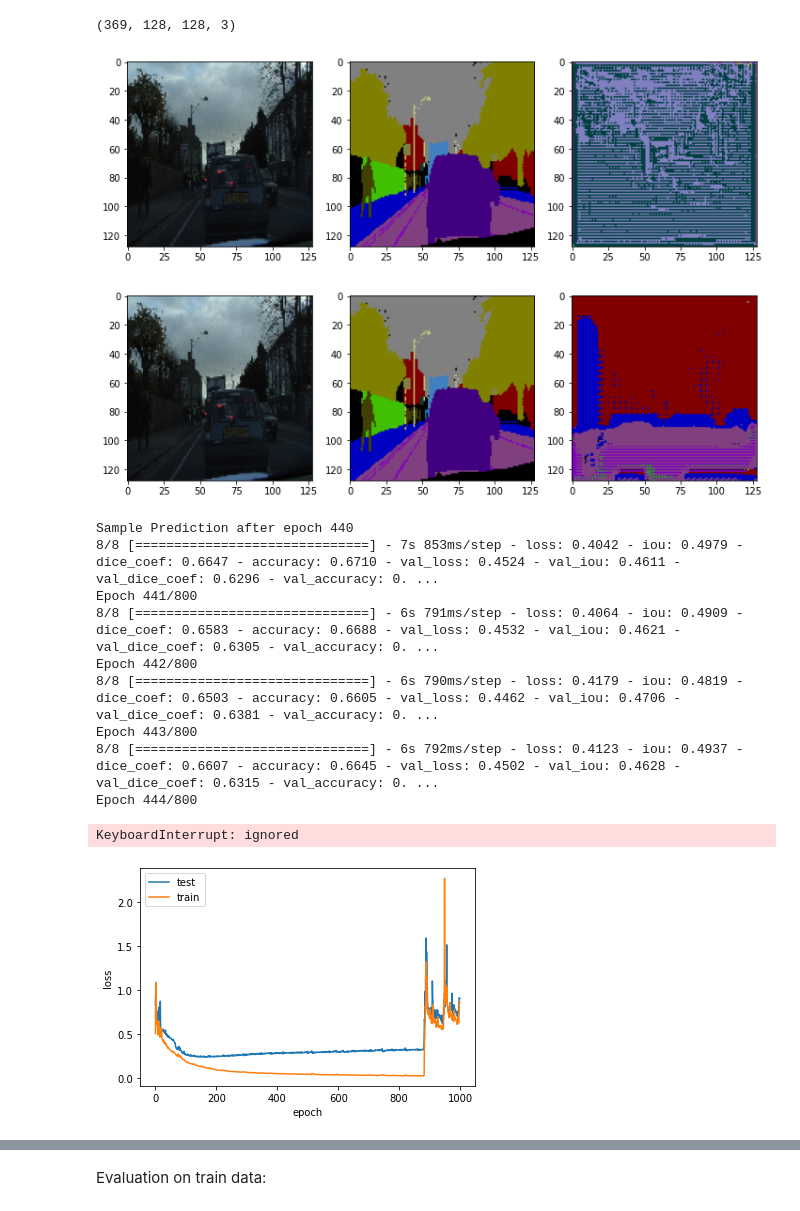
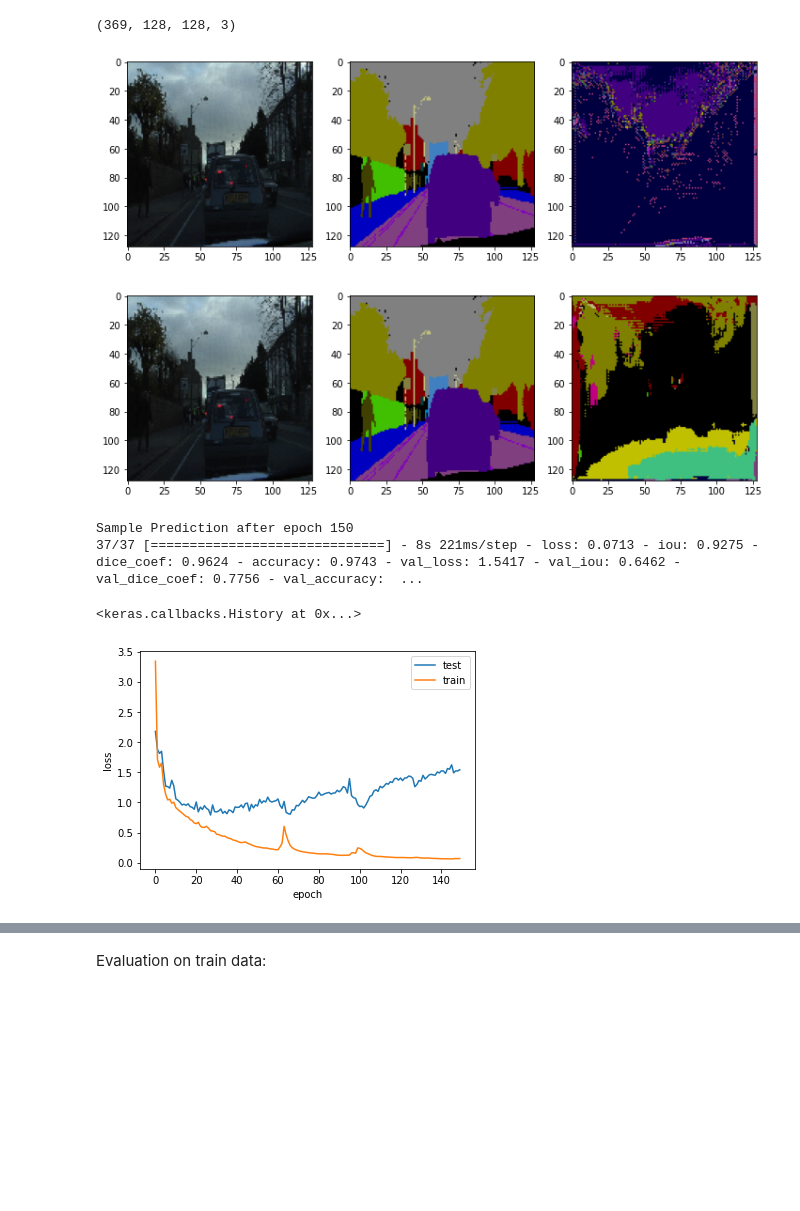
Before and after one commit to IsidoraSlavkovic/image-segmentation, a Jupyter notebook: CamVid.ipynb, the cells around one changed output, grey strips where cells are left out. Cells and saved outputs as stored; diff of their text form; code cells hidden in the pictures; blank space fills up the shorter version.

```diff
--- a/CamVid.ipynb
+++ b/CamVid.ipynb
@@ -270,7 +270,7 @@ def iou(y_true, y_pred):
 # %%
 model = unet.build_unet(32, (128, 128, 3))
 model.compile(optimizer='adam',
-              loss=bce_dice_loss,
+              loss='categorical_crossentropy',
               metrics=[iou, dice_coef, 'accuracy'])
 # %%
 # tf.keras.utils.plot_model(model, show_shapes=True)
@@ -313,25 +313,18 @@ X_train.shape
 # %%
 show_prediction(model, 0, dataset.train_images, dataset.train_masks, X_train)
 # %% [output]
-[figure, old version]
+[figure, new version]
 # %%
 model.fit(preprocess_input(X_train), y_train,
-        epochs=800,
-        batch_size=50,
+        epochs=150,
+        batch_size=10,
         validation_data=(preprocess_input(X_test), y_test),
         callbacks=[DisplayCallback(patience=5)])
 # %% [output]
-[figure, old version]
+[figure, new version]
-Sample Prediction after epoch 440
-8/8 [==============================] - 7s 853ms/step - loss: 0.4042 - iou: 0.4979 - dice_coef: 0.6647 - accuracy: 0.6710 - val_loss: 0.4524 - val_iou: 0.4611 - val_dice_coef: 0.6296 - val_accuracy: 0. ...
-Epoch 441/800
-8/8 [==============================] - 6s 791ms/step - loss: 0.4064 - iou: 0.4909 - dice_coef: 0.6583 - accuracy: 0.6688 - val_loss: 0.4532 - val_iou: 0.4621 - val_dice_coef: 0.6305 - val_accuracy: 0. ...
-Epoch 442/800
-8/8 [==============================] - 6s 790ms/step - loss: 0.4179 - iou: 0.4819 - dice_coef: 0.6503 - accuracy: 0.6605 - val_loss: 0.4462 - val_iou: 0.4706 - val_dice_coef: 0.6381 - val_accuracy: 0. ...
-Epoch 443/800
-8/8 [==============================] - 6s 792ms/step - loss: 0.4123 - iou: 0.4937 - dice_coef: 0.6607 - accuracy: 0.6645 - val_loss: 0.4502 - val_iou: 0.4628 - val_dice_coef: 0.6315 - val_accuracy: 0. ...
-Epoch 444/800
+Sample Prediction after epoch 150
+37/37 [==============================] - 8s 221ms/step - loss: 0.0713 - iou: 0.9275 - dice_coef: 0.9624 - accuracy: 0.9743 - val_loss: 1.5417 - val_iou: 0.6462 - val_dice_coef: 0.7756 - val_accuracy:  ...
-KeyboardInterrupt: ignored
+<keras.callbacks.History at 0x...>
 # %%
 plt.plot(model.history.history['val_loss'], label='test')
 plt.plot(model.history.history['loss'], label='train')
@@ -340,7 +333,7 @@ plt.xlabel('epoch')
 plt.ylabel('loss')
 plt.show()
 # %% [output]
-[figure, old version]
+[figure, new version]
 # %%
 plt.plot(model.history.history['val_iou'], label='test')
 plt.plot(model.history.history['iou'], label='train')
```
Also changed, not shown: parts of 8 cells of this notebook, 1 other file.
